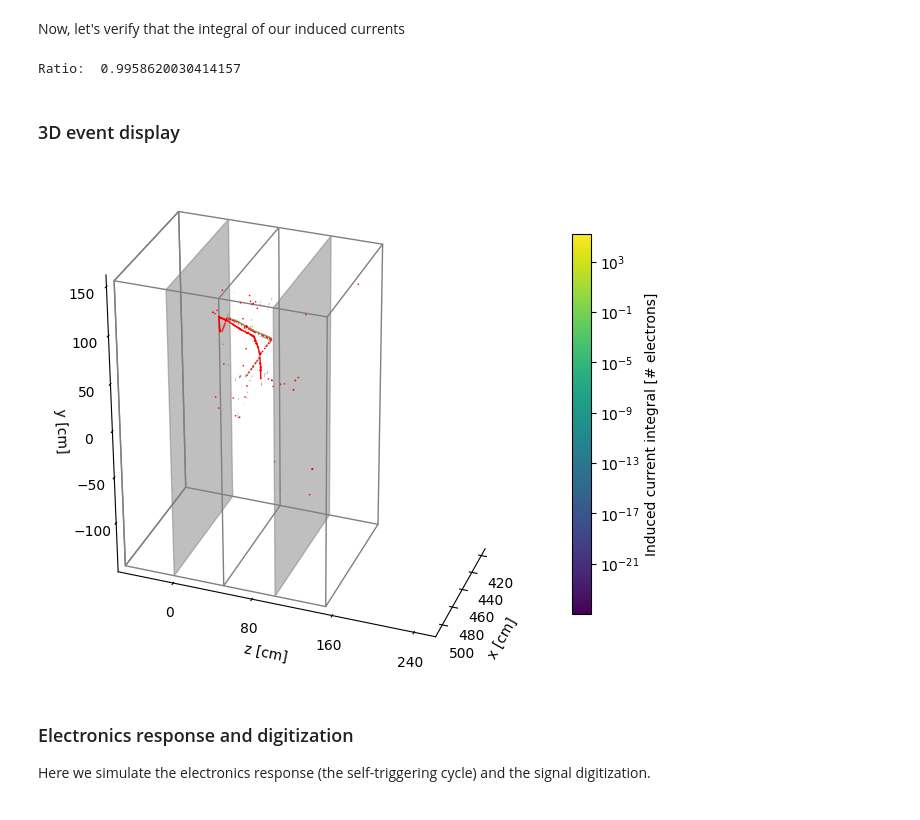
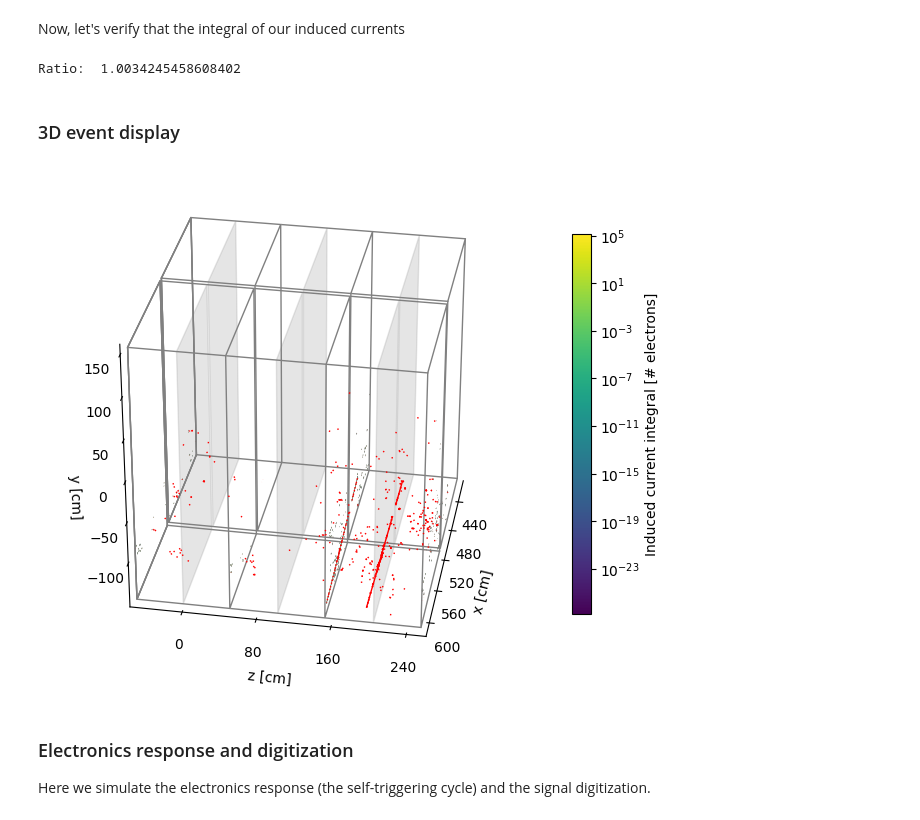
Before and after one commit to DUNE/larnd-sim, a Jupyter notebook: examples/NDLAr example.ipynb, the cells around one changed output. Drawn from its saved outputs; the diff is of its cells as text; code cells hidden in the pictures.

```diff
--- a/examples/NDLAr example.ipynb
+++ b/examples/NDLAr example.ipynb
@@ -40,7 +40,7 @@ response = cp.load('../larndsim/response_38.npy')
 ### Dataset import
 First of all we load the `edep-sim` output. For this sample we need to invert $z$ and $y$ axes.
 # %%
-with h5py.File('twomodules.h5', 'r') as f:
+with h5py.File('LAr.neutrino.100.edep.h5', 'r') as f:
     tracks = np.array(f['segments'])
 
 x_start = np.copy(tracks['x_start'] )
@@ -55,4 +55,17 @@ tracks['z_start'] = x_start
 tracks['z_end'] = x_end
 tracks['z'] = x
 
-selected_tracks = tracks[300:500]
+selected_tracks = tracks[:2000]
+# %%
+is_inside = np.zeros((selected_tracks.shape[0]))
+for itrk in range(selected_tracks.shape[0]):
+    track = selected_tracks[itrk]
+    for plane in consts.tpc_borders:
+        if plane[0][0] <= track['x_start'] <= plane[0][1] and plane[0][0] <= track['x_end'] <= plane[0][1] and \
+           plane[1][0] <= track['y_start'] <= plane[1][1] and plane[1][0] <= track['y_end'] <= plane[1][1] and \
+           min(plane[2][0],plane[2][1]) <= track['z_start'] <= max(plane[2][0],plane[2][1]) and min(plane[2][0],plane[2][1]) <= track['z_end'] <= max(plane[2][0],plane[2][1]):
+            is_inside[itrk] = 1
+            break
+# %%
+selected_tracks = selected_tracks[is_inside==1]
+len(selected_tracks)
@@ -186,7 +207,7 @@ Now, let's verify that the integral of our induced currents
 # %%
 print("Ratio: ", sum(currents)/sum(selected_tracks['n_electrons']))
 # %% [output]
-Ratio:  0.9958620030414157
+Ratio:  1.0034245458608402
 # %% [markdown]
 ### 3D event display
 # %%
@@ -245,7 +266,7 @@ for ip, p in enumerate(unique_pix):
         art3d.pathpatch_2d_to_3d(rect, z=consts.tpc_borders[pixel_plane][2][0], zdir="y")
 
 
-for it in range(0,4,2):
+for it in range(0,12,2):
     anode1 = plt.Rectangle((consts.tpc_borders[it][0][0], consts.tpc_borders[it][1][0]),
                             consts.tpc_borders[it][0][1]-consts.tpc_borders[it][0][0],
                             consts.tpc_borders[it][1][1]-consts.tpc_borders[it][1][0],
@@ -265,7 +286,7 @@ for it in range(0,4,2):
     cathode = plt.Rectangle((consts.tpc_borders[it][0][0], consts.tpc_borders[it][1][0]),
                             consts.tpc_borders[it][0][1]-consts.tpc_borders[it][0][0],
                             consts.tpc_borders[it][1][1]-consts.tpc_borders[it][1][0],
-                            linewidth=1, fc='gray', alpha=0.5,
+                            linewidth=1, fc='gray', alpha=0.2,
                             edgecolor='gray')
     ax.add_patch(cathode)
     z_cathode = (consts.tpc_borders[it][2][0]+consts.tpc_borders[it+1][2][0])/2
@@ -281,36 +302,36 @@ for it in range(0,4,2):
             (consts.tpc_borders[it][1][0],consts.tpc_borders[it][1][0]), lw=1,color='gray')
 
     ax.plot((consts.tpc_borders[it][0][1],consts.tpc_borders[it][0][1]),(consts.tpc_borders[it][2][0],consts.tpc_borders[it+1][2][0]),
             (consts.tpc_borders[it][1][1],consts.tpc_borders[it][1][1]), lw=1,color='gray')
 
 # ax.set_ylim(consts.module_borders[pixel_plane][2][0],50)
 ax.set_xlim(consts.tpc_borders[0][0][0],consts.tpc_borders[-1][0][1])
 ax.set_ylim(consts.tpc_borders[0][2][0],consts.tpc_borders[-1][2][0])
 ax.set_zlim(consts.tpc_borders[0][1][0],consts.tpc_borders[-1][1][1])
 
-ax.set_box_aspect((2,4,4))
+ax.set_box_aspect((4,4,4))
 ax.grid(False)
 ax.xaxis.set_major_locator(plt.MaxNLocator(5))
 ax.yaxis.set_major_locator(plt.MaxNLocator(5))
 # ax.set_axis_off()
 ax.w_xaxis.set_pane_color((1.0, 1.0, 1.0, 1.0))
 ax.w_yaxis.set_pane_color((1.0, 1.0, 1.0, 1.0))
 ax.w_zaxis.set_pane_color((1.0, 1.0, 1.0, 1.0))
 
-ax.view_init(azim=20)
+ax.view_init(azim=10)
 def rotate(angle):
     ax.view_init(azim=angle)
 
 from matplotlib import animation
 
 rot_animation = animation.FuncAnimation(fig, rotate, frames=np.arange(0,362,2),interval=50)
 
 ax.set_ylabel("z [cm]")
 ax.set_xlabel("x [cm]")
 ax.set_zlabel("y [cm]")
 _ = plt.colorbar(m_curr,fraction=0.035, pad=0.05,label='Induced current integral [# electrons]')
 # %% [output]
-[figure, old version]
+[figure, new version]
 # %%
 #rot_animation.save('animation.gif', writer='imagemagick', fps=10, bitrate=10, dpi=100)
 # %% [markdown]
```
Also changed, not shown: parts of 5 cells of this notebook, 8 other files.
